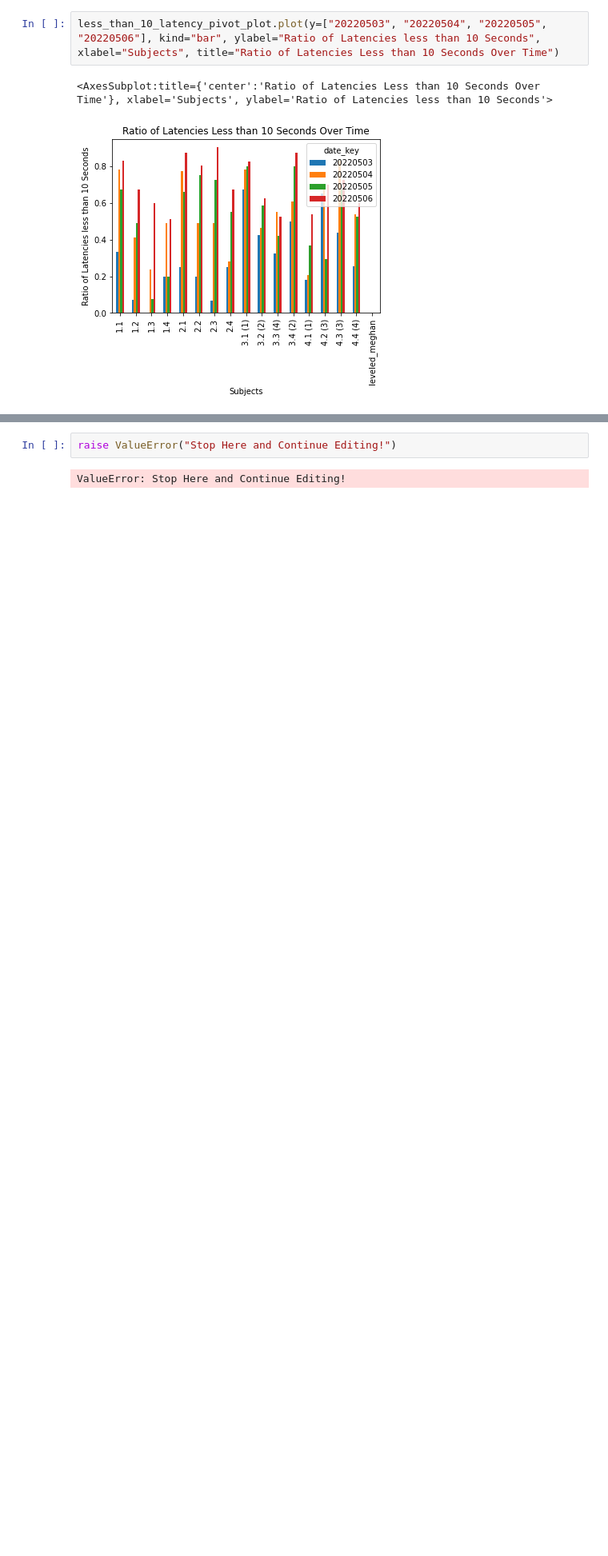
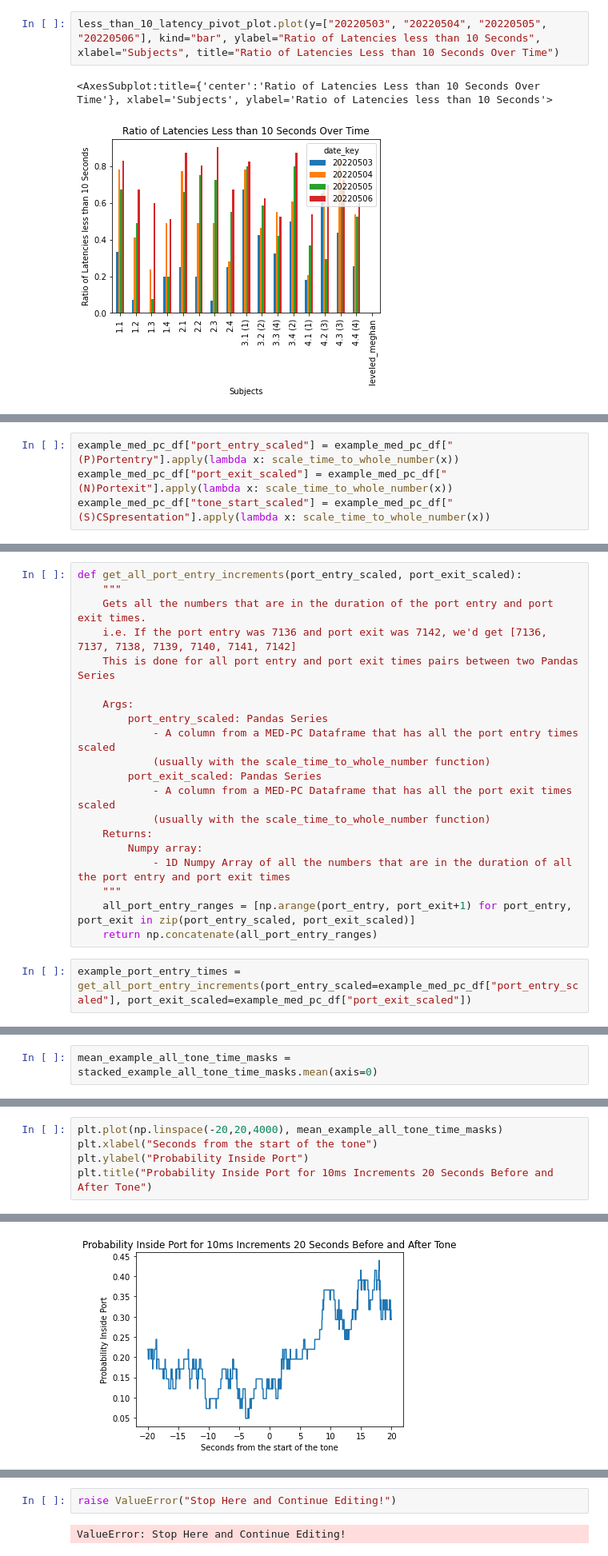
Before and after one commit to padillacoreanolab/med_pc_repo, a Jupyter notebook: results/2022_05_02_log_processing/med_pc_group_analysis.ipynb, the cells around one changed output, grey strips where cells are left out. Shown at 80% size. Cells and saved outputs as stored; diff of their text form; blank space fills up the shorter version.

Commit message:
feat: function that scales and gets all the numbers between port entry and exit times

```diff
--- a/results/2022_05_02_log_processing/med_pc_group_analysis.ipynb
+++ b/results/2022_05_02_log_processing/med_pc_group_analysis.ipynb
@@ -446,0 +365,4 @@ array([0.2195122 , 0.2195122 , 0.2195122 , ..., 0.29268293, 0.29268293,
+# %%
+example_med_pc_df["port_entry_scaled"] = example_med_pc_df["(P)Portentry"].apply(lambda x: scale_time_to_whole_number(x))
+example_med_pc_df["port_exit_scaled"] = example_med_pc_df["(N)Portexit"].apply(lambda x: scale_time_to_whole_number(x))
+example_med_pc_df["tone_start_scaled"] = example_med_pc_df["(S)CSpresentation"].apply(lambda x: scale_time_to_whole_number(x))
@@ -446,0 +405,22 @@ array([0.2195122 , 0.2195122 , 0.2195122 , ..., 0.29268293, 0.29268293,
+# %%
+def get_all_port_entry_increments(port_entry_scaled, port_exit_scaled):
+    """
+    Gets all the numbers that are in the duration of the port entry and port exit times.
+    i.e. If the port entry was 7136 and port exit was 7142, we'd get [7136, 7137, 7138, 7139, 7140, 7141, 7142]
+    This is done for all port entry and port exit times pairs between two Pandas Series
+
+    Args:
+        port_entry_scaled: Pandas Series
+            - A column from a MED-PC Dataframe that has all the port entry times scaled
+            (usually with the scale_time_to_whole_number function)
+        port_exit_scaled: Pandas Series
+            - A column from a MED-PC Dataframe that has all the port exit times scaled
+            (usually with the scale_time_to_whole_number function)
+    Returns:
+        Numpy array:
+            - 1D Numpy Array of all the numbers that are in the duration of all the port entry and port exit times
+    """
+    all_port_entry_ranges = [np.arange(port_entry, port_exit+1) for port_entry, port_exit in zip(port_entry_scaled, port_exit_scaled)]
+    return np.concatenate(all_port_entry_ranges)
+# %%
+example_port_entry_times = get_all_port_entry_increments(port_entry_scaled=example_med_pc_df["port_entry_scaled"], port_exit_scaled=example_med_pc_df["port_exit_scaled"])
@@ -446,0 +486,2 @@ array([0.2195122 , 0.2195122 , 0.2195122 , ..., 0.29268293, 0.29268293,
+# %%
+mean_example_all_tone_time_masks = stacked_example_all_tone_time_masks.mean(axis=0)
@@ -446,0 +493,6 @@ array([0.2195122 , 0.2195122 , 0.2195122 , ..., 0.29268293, 0.29268293,
+# %%
+plt.plot(np.linspace(-20,20,4000), mean_example_all_tone_time_masks)
+plt.xlabel("Seconds from the start of the tone")
+plt.ylabel("Probability Inside Port")
+plt.title("Probability Inside Port for 10ms Increments 20 Seconds Before and After Tone")
+# %% [output]
@@ -446,0 +500 @@ array([0.2195122 , 0.2195122 , 0.2195122 , ..., 0.29268293, 0.29268293,
+[figure, added]
```
Also changed, not shown: parts of 46 cells of this notebook.
